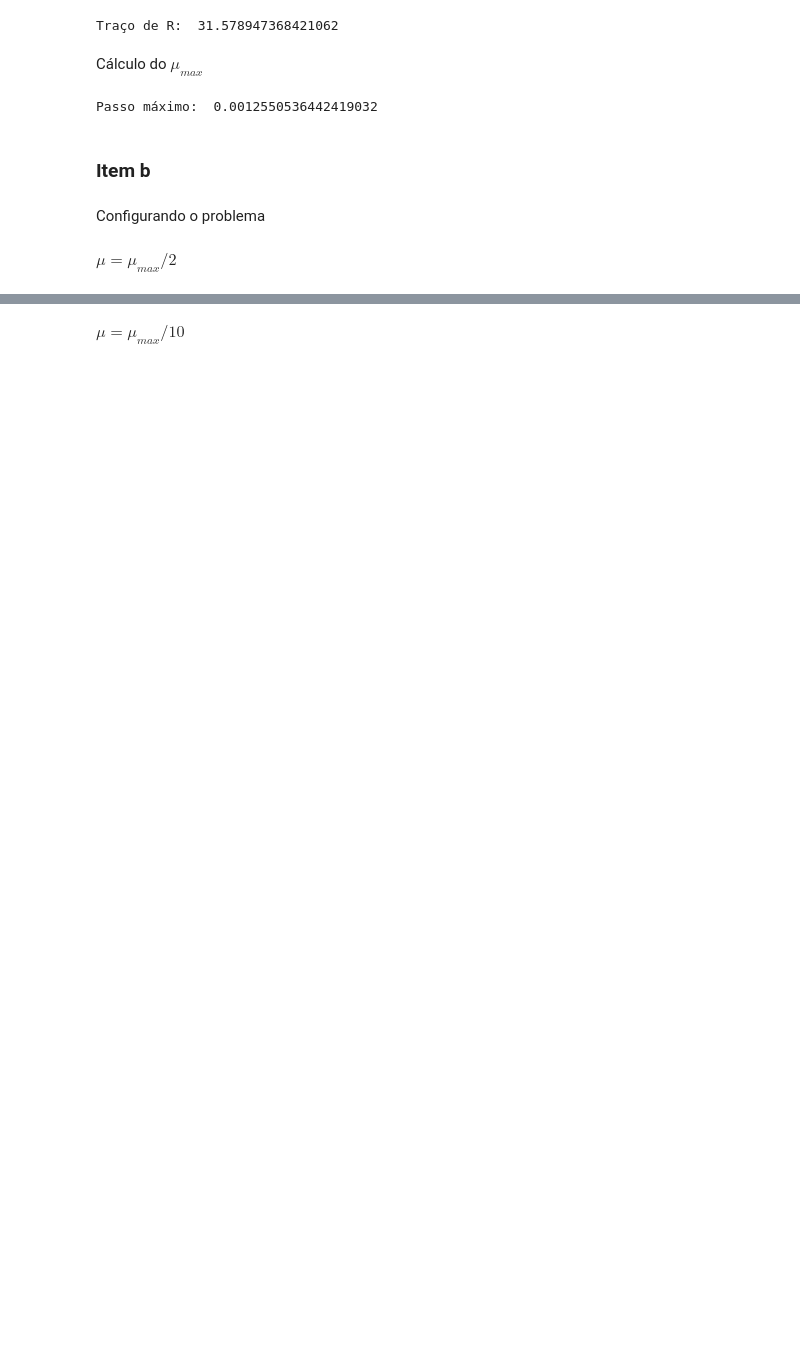
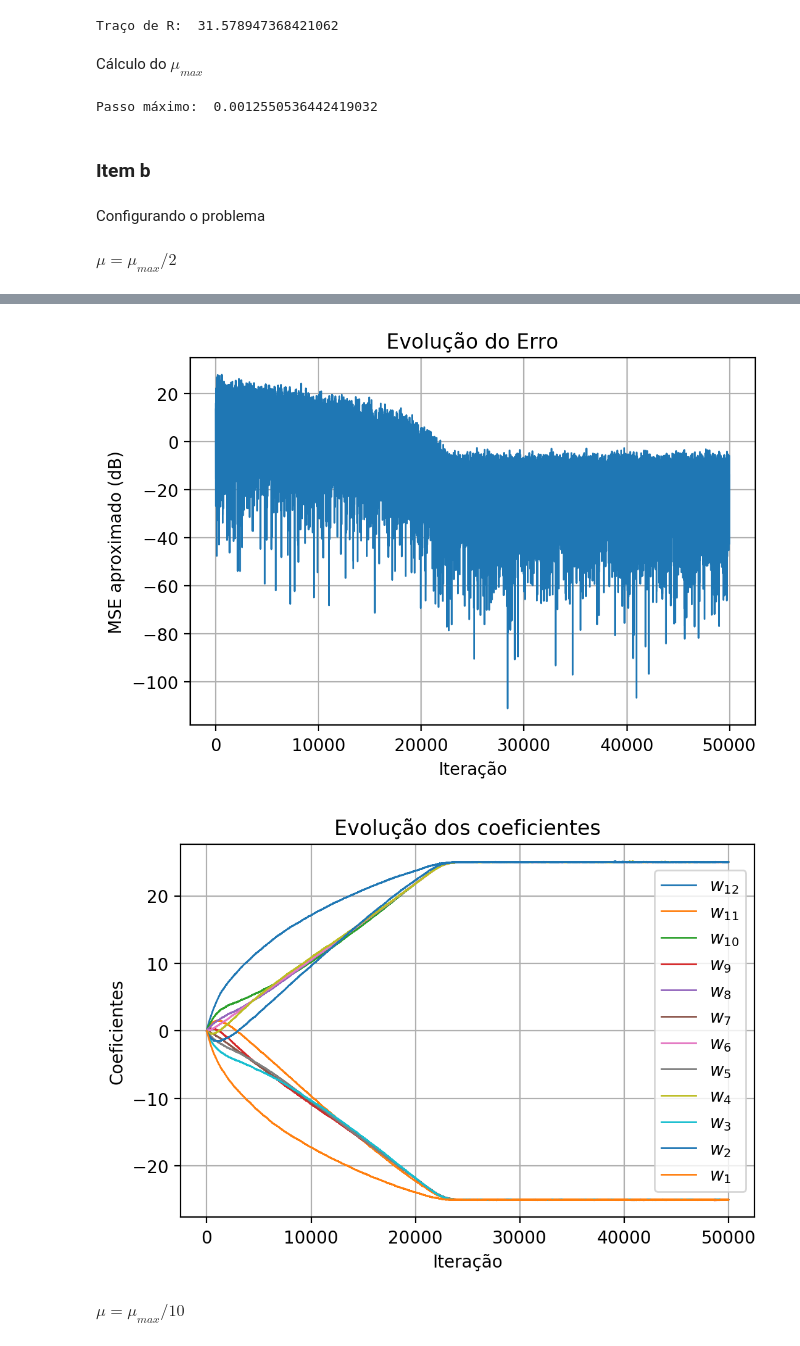
Before and after one commit to asnunes/coppe-notebooks, a Jupyter notebook: adaptive-filtering/lista3/notebook/lista3.ipynb, the cells around one changed output, grey strips where cells are left out. Saved outputs shown, nothing was run; the diff lists cells and outputs as text; code cells hidden in the pictures; blank space fills up the shorter version.

```diff
--- a/adaptive-filtering/lista3/notebook/lista3.ipynb
+++ b/adaptive-filtering/lista3/notebook/lista3.ipynb
@@ -265,3 +140,15 @@ plot_and_save_coefficients(coefficients_mean, 'lista3_8a2.pdf')
+# %%
+kmax = 50000
+step = mu_max/5
+ensembles = 25
+
+outputs_mean2, errors_mean2, coefficients_mean2, mse_min_mean2 = perform_problem_8_for_ensembles(kmax, step, ensembles)
+# %%
+plot_and_save_mse(errors_mean2, '../tex/images/lista3_8a3.pdf')
+plot_and_save_coefficients(coefficients_mean2, '../tex/images/lista3_8a4.pdf')
+# %% [output]
+[figure, added]
+[figure, added]
 # %% [markdown]
 $\mu = \mu_{max}/10$
 # %%
```
Also changed, not shown: parts of 32 cells of this notebook, 6 other files.
